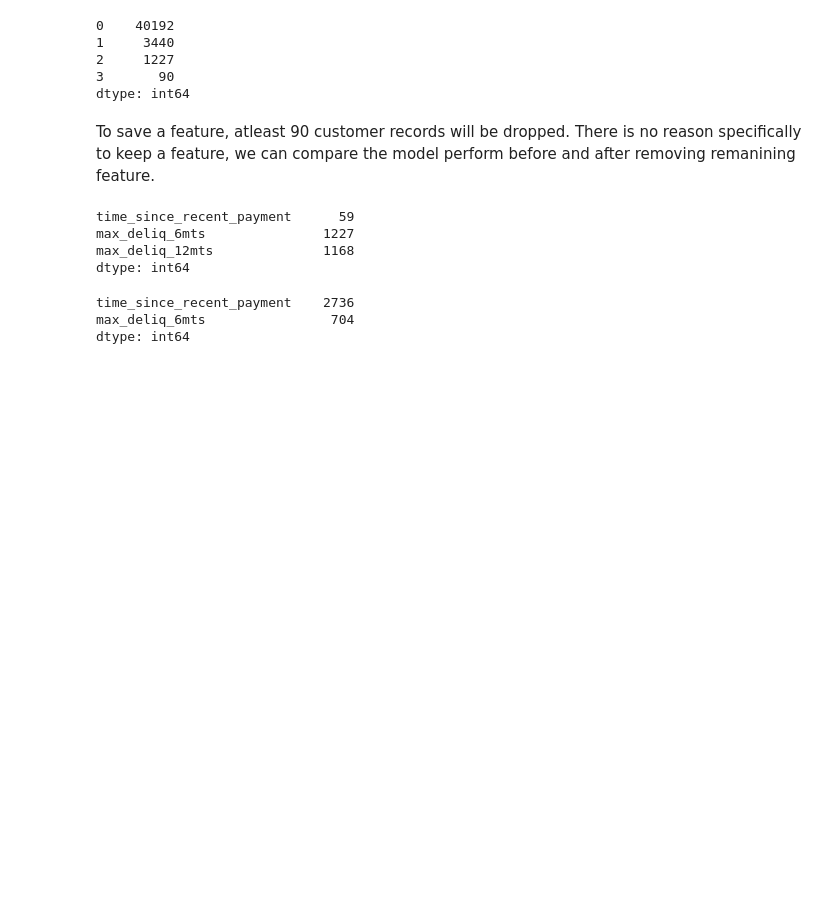
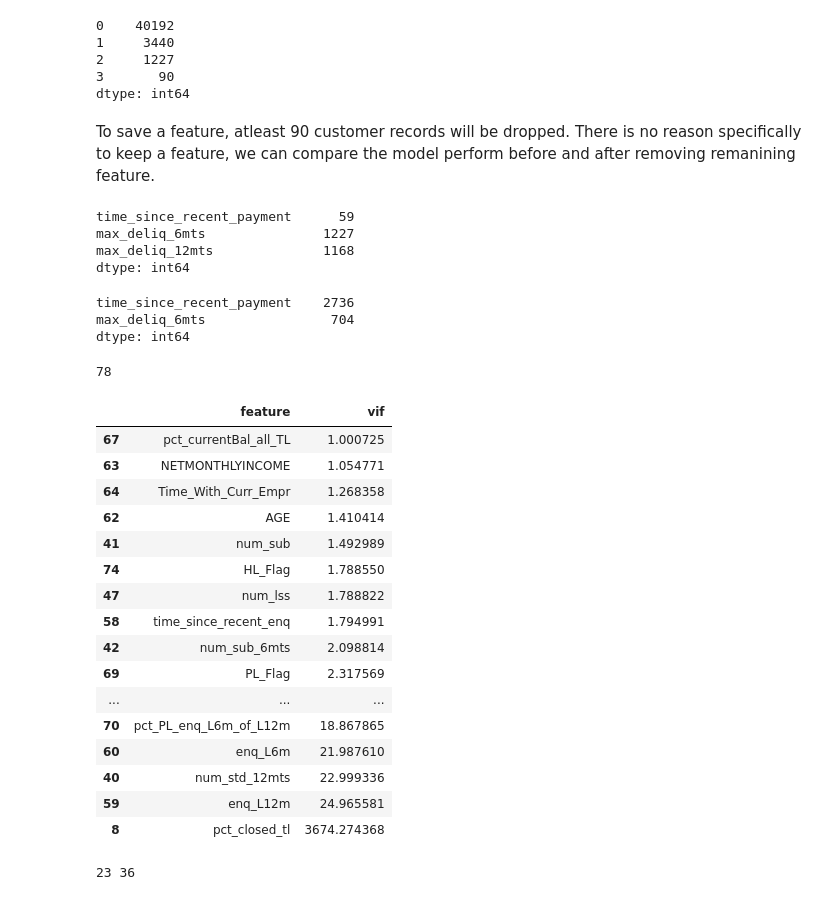
Before and after one commit to shashankgarewal/Credit-Risk-Assessment, a Jupyter notebook: notebook/explore.ipynb, the cells around one changed output. Saved outputs shown, nothing was run; the diff lists cells and outputs as text; code cells hidden in the pictures; blank space fills up the shorter version.

Commit message:
wip - vif analysis for multicollinearity

```diff
--- a/notebook/explore.ipynb
+++ b/notebook/explore.ipynb
@@ -249,5 +227,71 @@ max_deliq_6mts                704
 dtype: int64
 # %%
 # dropping all customer record for multi-collinearity check
-no_null_df1 = df.dropna(subset=['time_since_recent_payment', 'max_deliq_6mts', 'max_deliq_12mts'])
-no_null_df2 = df.dropna(subset=['time_since_recent_payment']).drop(['max_deliq_6mts', 'max_deliq_12mts'], axis=1)
+no_null_a1 = df.dropna(subset=['time_since_recent_payment', 'max_deliq_6mts', 'max_deliq_12mts'])
+no_null_a2 = df.dropna(subset=['time_since_recent_payment']).drop(['max_deliq_6mts', 'max_deliq_12mts'], axis=1)
+# %%
+(no_null_a1.dtypes != object).sum()
+# %% [output]
+78
+# %%
+numeric = no_null_a1.select_dtypes(exclude='object').columns.drop(['PROSPECTID'])
+categoric = no_null_a1.select_dtypes(include='object').columns.drop(['Approved_Flag'])
+
+col_keep = []
+
+for i in numeric:
+    x = list(no_null_a1[i])
+    y = list(no_null_a1['Approved_Flag'])
+
+    group_P1 = [value for value, group in zip(x, y) if group == 'P1']
+    group_P2 = [value for value, group in zip(x, y) if group == 'P2']
+    group_P3 = [value for value, group in zip(x, y) if group == 'P3']
+    group_P4 = [value for value, group in zip(x, y) if group == 'P4']
+
+
+    f_statistic, p_value = f_oneway(group_P1, group_P2, group_P3, group_P4)
+
+    if p_value <= 0.05:
+        col_keep.append(i)
+
+for i in categoric:
+    chi2, p_value, _, _ = chi2_contingency(pd.crosstab(no_null_a1[i], no_null_a1['Approved_Flag']))
+
+    if p_value <= 0.05:
+        col_keep.append(i)
+
+col_keep.append('PROSPECTID')
+col_keep.append('Approved_Flag')
+no_null_a1 = no_null_a1[col_keep]
+# %%
+# VIF measure for multi-collinearity
+numeric_col = no_null_a1.select_dtypes(exclude=object).columns.drop(['PROSPECTID'])
+vif_values = pd.DataFrame(numeric_col, columns=['feature'])
+vif_values['vif'] = [variance_inflation_factor(no_null_a1[numeric_col].values, i) for i in range(numeric_col.size)]
+vif_values = vif_values[vif_values['vif'] < np.inf]
+vif_values.sort_values('vif', inplace=True)
+vif_values
+# %% [output]
+|  | feature | vif |
+| 67 | pct_currentBal_all_TL | 1.000725 |
+| 63 | NETMONTHLYINCOME | 1.054771 |
+| 64 | Time_With_Curr_Empr | 1.268358 |
+| 62 | AGE | 1.410414 |
+| 41 | num_sub | 1.492989 |
+| 74 | HL_Flag | 1.788550 |
+| 47 | num_lss | 1.788822 |
+| 58 | time_since_recent_enq | 1.794991 |
+| 42 | num_sub_6mts | 2.098814 |
+| 69 | PL_Flag | 2.317569 |
+| ... | ... | ... |
+| 70 | pct_PL_enq_L6m_of_L12m | 18.867865 |
+| 60 | enq_L6m | 21.987610 |
+| 40 | num_std_12mts | 22.999336 |
+| 59 | enq_L12m | 24.965581 |
+| 8 | pct_closed_tl | 3674.274368 |
+# %%
+low_vif_col = vif_values[vif_values['vif'] <= 5]
+high_vif_col = vif_values[vif_values['vif'] > 5].drop(index=8)
+print(low_vif_col.shape[0], high_vif_col.shape[0])
+# %% [output]
+23 36
```
Also changed, not shown: parts of 7 cells of this notebook.
